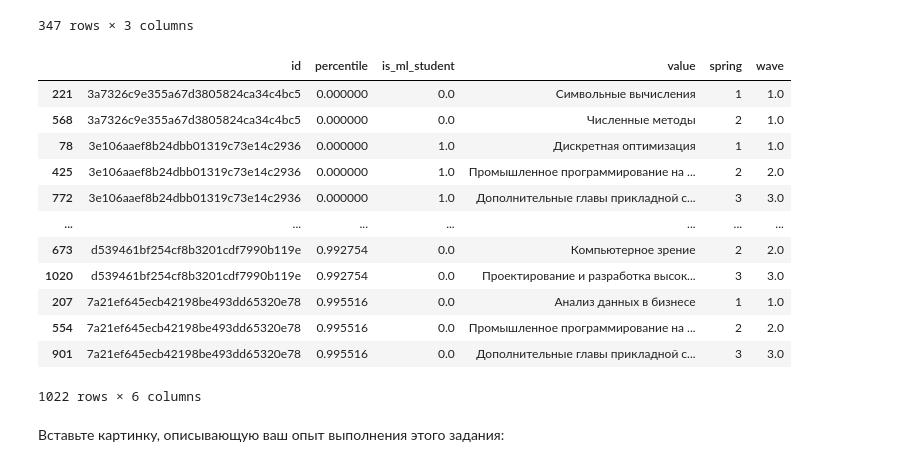
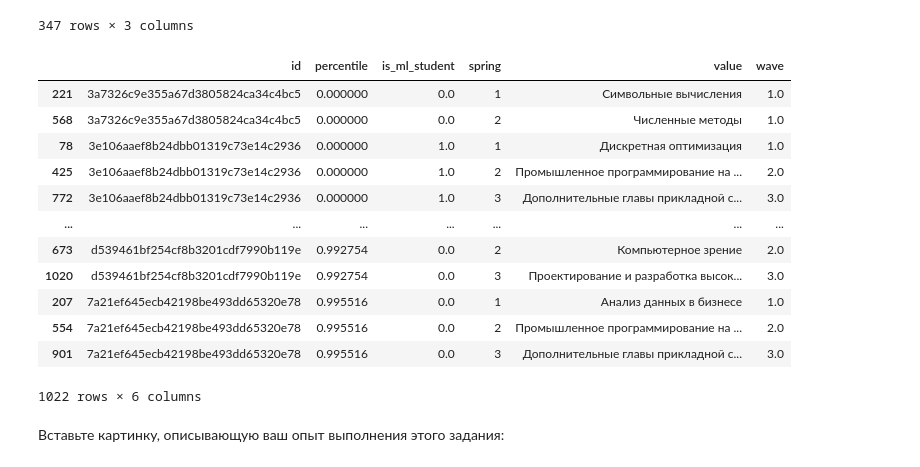
Before and after one commit to foxsotiras/machine-learning, a Jupyter notebook: prac1.ipynb, the cells around one changed output. Drawn from its saved outputs; the diff is of its cells as text; code cells hidden in the pictures.

```diff
--- a/prac1.ipynb
+++ b/prac1.ipynb
@@ -596,7 +607,8 @@ for i in df_fall_1["value"].unique():
 
     # Определяем длину списка для отбора
     stud_len = 0
-    if i in ("Statistical Learning Theory", "Высокопроизводительные вычисления"):
+    if i in ("Statistical Learning Theory",
+             "Высокопроизводительные вычисления"):
         stud_len = 60
     elif i == "Анализ неструктурированных данных":
         stud_len = df_fall_1_temp.shape[0]
@@ -673,7 +685,8 @@ fall_courses
 Как и в предыдущем задании создадим "расплавленный" датафрейм `df_fall` и добавим в него новый столбец, в котором будет обозначаться волна зачисления (для студентов, поступающих на 2 курса осенью, будет только 2 волны зачисления, в первой волне сразу будет учитывать `fall_1` и `fall_2`).
 # %%
 # ДатаФрейм, в котором распределены волны отбора
-df_fall = df[["id", "fall_1", "fall_2", "fall_3", "percentile", "fall_courses"]]
+df_fall = df[["id", "fall_1", "fall_2", "fall_3", "percentile",
+              "fall_courses"]]
 df_fall = df_fall.melt(id_vars=["id", "percentile", "fall_courses"],
                        value_vars=["fall_1", "fall_2", "fall_3"],
                        var_name = "fall")\
@@ -682,7 +695,8 @@ df_fall = df_fall.melt(id_vars=["id", "percentile", "fall_courses"],
 # Удалим повторы предметов в приоритетах
 df_fall = df_fall.drop_duplicates(subset=["id", "value"])
 
-# Добавим новый столбец wave, в который запишем в какой волне зачисления участвует студент
+# Добавим новый столбец wave, в который запишем
+# в какой волне зачисления участвует студент
 for i in range(1, 4):
     df_fall.loc[df_fall["fall"] == f"fall_{i}", "wave"] = i
 df_fall.loc[(df_fall["fall_courses"] == 2)
@@ -713,7 +727,8 @@ df_fall
 # %% [markdown]
 Теперь пройдемся циклом по волнам отбора и названиям дисциплин. В этот раз создадим словарь `courses_available_places`, в который будем записывать названия дисциплин в качестве ключа и количество свободных мест на курсах в качестве значения. Создаем на каждой итерации таблицу с рейтингом, но в этот раз учитываем ещё и волну отбора. После создания списка зачисления перерасчитываем количество свободных мест для следующих волн. Самое важное, проверять, является ли студент уже полностью зачислен, если же да, удалим все строки с `id` этого студента из `df_fall`.
 # %%
-# Создаем словарь с названиями дисциплин и количеством свободных мест на курсе
+# Создаем словарь с названиями дисциплин
+# и количеством свободных мест на курсе
 courses_available_places = {}
 for index in df_fall["value"].unique():
     courses_available_places[index] = 30
@@ -745,13 +760,15 @@ for i in range(1, 4):
             stud_len = df_fall_temp.shape[0]
 
         # Меняем количество свободных мест в курсах после зачисления
-        courses_available_places[j] = courses_available_places[j] - stud_len
+        courses_available_places[j]\
+            = courses_available_places[j] - stud_len
 
         # Оставляем только необходимое количество человек
         df_fall_temp = df_fall_temp.head(stud_len)
 
         # Делаем слияние с ДатаФреймом осеннего зачисления
-        fall_courses = fall_courses.merge(df_fall_temp[["id", "value"]], how="left")
+        fall_courses = fall_courses\
+            .merge(df_fall_temp[["id", "value"]], how="left")
 
         # Записываем зачисленных
         fall_courses.loc[(fall_courses["value"] == j)
@@ -764,10 +781,12 @@ for i in range(1, 4):
         fall_courses = fall_courses.drop(columns="value")
 
         # Удаляем уже полностью зачисленных студентов
-        df_fall = df_fall.merge(fall_courses.loc[(fall_courses["course1"] != "???")
+        df_fall = df_fall.merge(fall_courses\
+            .loc[(fall_courses["course1"] != "???")
             & (fall_courses["course2"] != "???")]["id"],
             how="left", on="id", indicator=True)
-        df_fall = df_fall[df_fall["_merge"] == "left_only"].reset_index()\
+        df_fall = df_fall[df_fall["_merge"] == "left_only"]\
+            .reset_index()\
             .drop(columns=["index", "_merge"])
 
 # Сохраняем .csv файл
@@ -783,7 +802,8 @@ fall_courses.to_csv("res/res_fall.csv", index=False)
 # %%
 # Добавляем новый признак
 df["spring_courses"] = 1
-df.loc[((df["17_group"] >= 171) & (df["17_group"] <= 173)), "spring_courses"] = 2
+df.loc[((df["17_group"] >= 171) & (df["17_group"] <= 173)),
+    "spring_courses"] = 2
 # %%
 # Создаем новый ДатаФрейм для распределения по курсам
 spring_courses = pd.DataFrame()
@@ -811,49 +831,49 @@ spring_courses
 # %%
 # ДатаФрейм, в котором распределены волны отбора
 df_spring = df[["id", "spring_1", "spring_2", "spring_3", "percentile",
                 "spring_courses", "is_ml_student"]]
 df_spring = df_spring.melt(id_vars=["id", "percentile",
                                     "spring_courses", "is_ml_student"],
-                           value_vars=["spring_1", "spring_2", "spring_3"],
+                           value_vars=["spring_1", "spring_2",
+                                       "spring_3"],
                            var_name = "spring")\
     .sort_values(by=["percentile", "id"])
 
 # Учитываем смещение приоритетов
 df_spring = df_spring[~((df_spring["is_ml_student"] == 1)
-    & (df_spring["value"] == "Машинное обучение 2"))].copy()
-df_spring.loc[:, "new_spring"] = df_spring.groupby("id").cumcount() + 1
-df_spring = df_spring.drop(columns="spring")\
-    .rename(columns={"new_spring": "spring"})
+    & (df_spring["value"] == "Машинное обучение 2"))]
+df_spring.loc[:, "spring"] = df_spring.groupby("id").cumcount() + 1
 
 # Удалим повторы предметов в приоритетах
 df_spring = df_spring.drop_duplicates(subset=["id", "value"])
 
-# Добавим новый столбец wave, в который запишем в какой волне зачисления участвует студент
+# Добавим новый столбец wave, в который запишем
+# в какой волне зачисления участвует студент
 for i in range(1, 4):
     df_spring.loc[df_spring["spring"] == i, "wave"] = i
 df_spring.loc[(df_spring["spring_courses"] == 2)
     & ((df_spring["spring"] == 1)
     | (df_spring["spring"] == 2)), "wave"] = 1
 df_spring.loc[(df_spring["spring_courses"] == 2)
     & ((df_spring["spring"] == 3)), "wave"] = 2
 
 # Удалим ненужные столбцы
 df_spring = df_spring.drop(columns="spring_courses")
 
 # Выводим полученный ДатаФрейм
 df_spring
 # %% [output]
-|  | id | percentile | is_ml_student | value | spring | wave |
-| 221 | 3a7326c9e355a67d3805824ca34c4bc5 | 0.000000 | 0.0 | Символьные вычисления | 1 | 1.0 |
-| 568 | 3a7326c9e355a67d3805824ca34c4bc5 | 0.000000 | 0.0 | Численные методы | 2 | 1.0 |
-| 78 | 3e106aaef8b24dbb01319c73e14c2936 | 0.000000 | 1.0 | Дискретная оптимизация | 1 | 1.0 |
-| 425 | 3e106aaef8b24dbb01319c73e14c2936 | 0.000000 | 1.0 | Промышленное программирование на ... | 2 | 2.0 |
-| 772 | 3e106aaef8b24dbb01319c73e14c2936 | 0.000000 | 1.0 | Дополнительные главы прикладной с... | 3 | 3.0 |
+|  | id | percentile | is_ml_student | spring | value | wave |
+| 221 | 3a7326c9e355a67d3805824ca34c4bc5 | 0.000000 | 0.0 | 1 | Символьные вычисления | 1.0 |
+| 568 | 3a7326c9e355a67d3805824ca34c4bc5 | 0.000000 | 0.0 | 2 | Численные методы | 1.0 |
+| 78 | 3e106aaef8b24dbb01319c73e14c2936 | 0.000000 | 1.0 | 1 | Дискретная оптимизация | 1.0 |
+| 425 | 3e106aaef8b24dbb01319c73e14c2936 | 0.000000 | 1.0 | 2 | Промышленное программирование на ... | 2.0 |
+| 772 | 3e106aaef8b24dbb01319c73e14c2936 | 0.000000 | 1.0 | 3 | Дополнительные главы прикладной с... | 3.0 |
 | ... | ... | ... | ... | ... | ... | ... |
-| 673 | d539461bf254cf8b3201cdf7990b119e | 0.992754 | 0.0 | Компьютерное зрение | 2 | 2.0 |
-| 1020 | d539461bf254cf8b3201cdf7990b119e | 0.992754 | 0.0 | Проектирование и разработка высок... | 3 | 3.0 |
-| 207 | 7a21ef645ecb42198be493dd65320e78 | 0.995516 | 0.0 | Анализ данных в бизнесе | 1 | 1.0 |
-| 554 | 7a21ef645ecb42198be493dd65320e78 | 0.995516 | 0.0 | Промышленное программирование на ... | 2 | 2.0 |
-| 901 | 7a21ef645ecb42198be493dd65320e78 | 0.995516 | 0.0 | Дополнительные главы прикладной с... | 3 | 3.0 |
+| 673 | d539461bf254cf8b3201cdf7990b119e | 0.992754 | 0.0 | 2 | Компьютерное зрение | 2.0 |
+| 1020 | d539461bf254cf8b3201cdf7990b119e | 0.992754 | 0.0 | 3 | Проектирование и разработка высок... | 3.0 |
+| 207 | 7a21ef645ecb42198be493dd65320e78 | 0.995516 | 0.0 | 1 | Анализ данных в бизнесе | 1.0 |
+| 554 | 7a21ef645ecb42198be493dd65320e78 | 0.995516 | 0.0 | 2 | Промышленное программирование на ... | 2.0 |
+| 901 | 7a21ef645ecb42198be493dd65320e78 | 0.995516 | 0.0 | 3 | Дополнительные главы прикладной с... | 3.0 |
 1022 rows × 6 columns
 # %%
```
Also changed, not shown: parts of 6 cells of this notebook.
